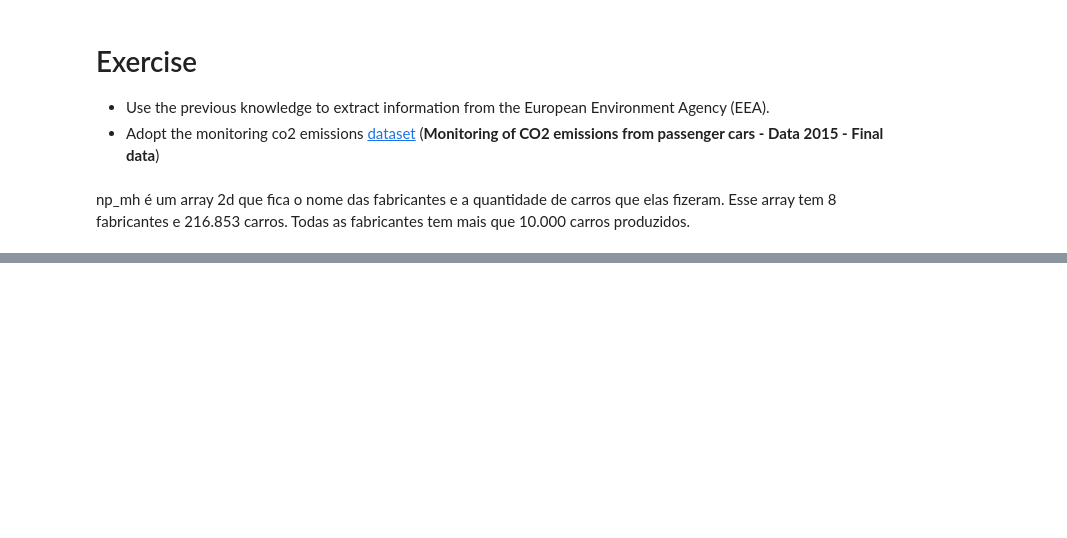
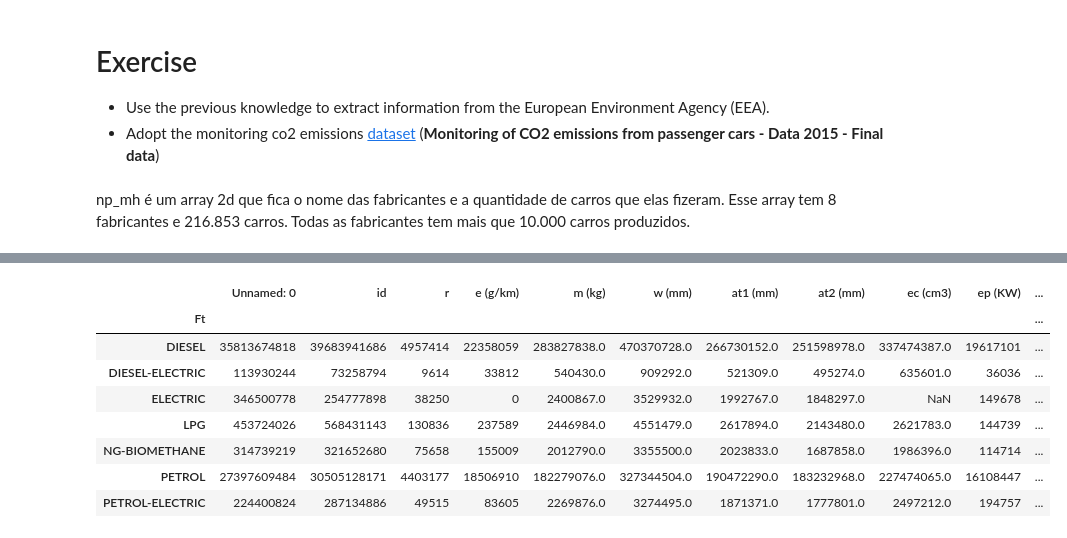
Before and after one commit to raivitor/Disc-Big-Data, a Jupyter notebook: Trabalho Unidade 1/Atv2/Trabalho02.ipynb, the cells around one changed output, grey strips where cells are left out. Saved outputs shown, nothing was run; the diff lists cells and outputs as text; code cells hidden in the pictures; blank space fills up the shorter version.

```diff
--- a/Trabalho Unidade 1/Atv2/Trabalho02.ipynb
+++ b/Trabalho Unidade 1/Atv2/Trabalho02.ipynb
@@ -111,27 +113 @@ Loading BokehJS ...
 [interactive output not drawn]
-# %%
-listTabs = []
-for row in np_mh_job:
-    x_values = pd_cars[pd_cars["Mh"] == row[0]][["ep (KW)"]]
-    y_values = pd_cars[pd_cars["Mh"] == row[0]][["e (g/km)"]]
-
-    #train model on data
-    bmi_life_model = linear_model.LinearRegression()
-    bmi_life_model.fit(x_values, y_values)
-    predict = bmi_life_model.predict(x_values).ravel()
-
-    x = pd_cars[pd_cars["Mh"] == row[0]]["ep (KW)"]
-    y = pd_cars[pd_cars["Mh"] == row[0]]["e (g/km)"]
-
-    p = figure(plot_width=800, plot_height=600, title=row[0], x_axis_label='ep (KW)', y_axis_label='e (g/km)')
-
-    p.line(x, predict, line_width=2)
-    p.circle(x, y, fill_color="white", size=5)
-    label = str(row[0]) + "  |  R² = " + str(row[3])[0:5]
-    listTabs.append(Panel(child=p, title=label))
-
-layout = Tabs(tabs=listTabs)
-
-# Call the output_notebook()
-output_notebook()
-show(layout)
@@ -167,0 +114,23 @@ show(line2)
+# %%
+pot = []
+for row in np_mh_job:
+    listAux = []
+    for i, rowPot in pd_cars[pd_cars["Mh"] == row[0]]["ep (KW)"].value_counts()[0:5].iteritems():
+        #print (i, rowPot)
+        listAux.append([i, rowPot])
+    pot.append(listAux)
+
+pot = np.array(pot)
+np.sort(pot[0][:,0])
+
+pd_cars.groupby(['Ft']).sum()
+# %% [output]
+|  | Unnamed: 0 | id | r | e (g/km) | m (kg) | w (mm) | at1 (mm) | at2 (mm) | ec (cm3) | ep (KW) | ... |
+| Ft |  |  |  |  |  |  |  |  |  |  | ... |
+| DIESEL | 35813674818 | 39683941686 | 4957414 | 22358059 | 283827838.0 | 470370728.0 | 266730152.0 | 251598978.0 | 337474387.0 | 19617101 | ... |
+| DIESEL-ELECTRIC | 113930244 | 73258794 | 9614 | 33812 | 540430.0 | 909292.0 | 521309.0 | 495274.0 | 635601.0 | 36036 | ... |
+| ELECTRIC | 346500778 | 254777898 | 38250 | 0 | 2400867.0 | 3529932.0 | 1992767.0 | 1848297.0 | NaN | 149678 | ... |
+| LPG | 453724026 | 568431143 | 130836 | 237589 | 2446984.0 | 4551479.0 | 2617894.0 | 2143480.0 | 2621783.0 | 144739 | ... |
+| NG-BIOMETHANE | 314739219 | 321652680 | 75658 | 155009 | 2012790.0 | 3355500.0 | 2023833.0 | 1687858.0 | 1986396.0 | 114714 | ... |
+| PETROL | 27397609484 | 30505128171 | 4403177 | 18506910 | 182279076.0 | 327344504.0 | 190472290.0 | 183232968.0 | 227474065.0 | 16108447 | ... |
+| PETROL-ELECTRIC | 224400824 | 287134886 | 49515 | 83605 | 2269876.0 | 3274495.0 | 1871371.0 | 1777801.0 | 2497212.0 | 194757 | ... |
```
Also changed, not shown: parts of 8 cells of this notebook, 4 other files.
